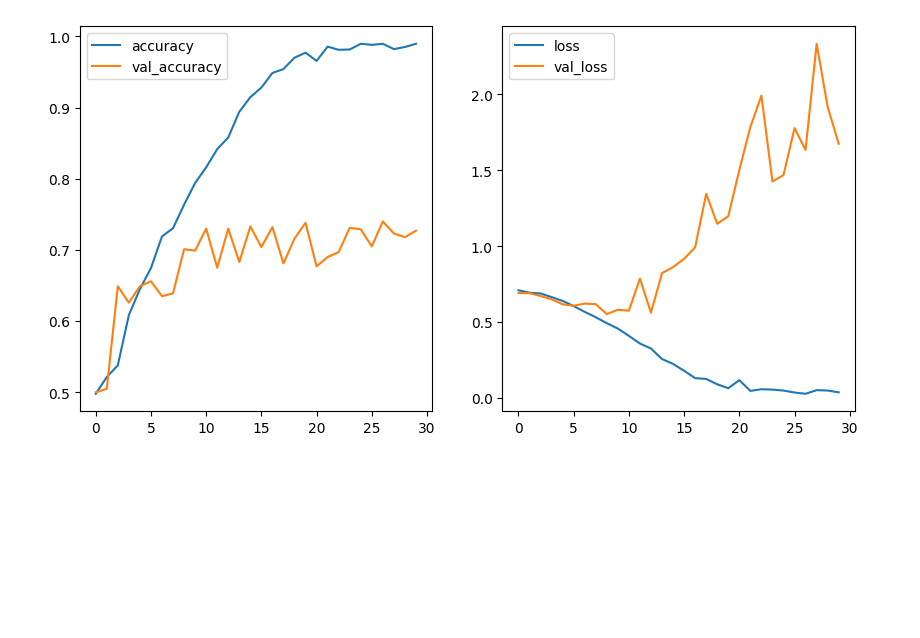
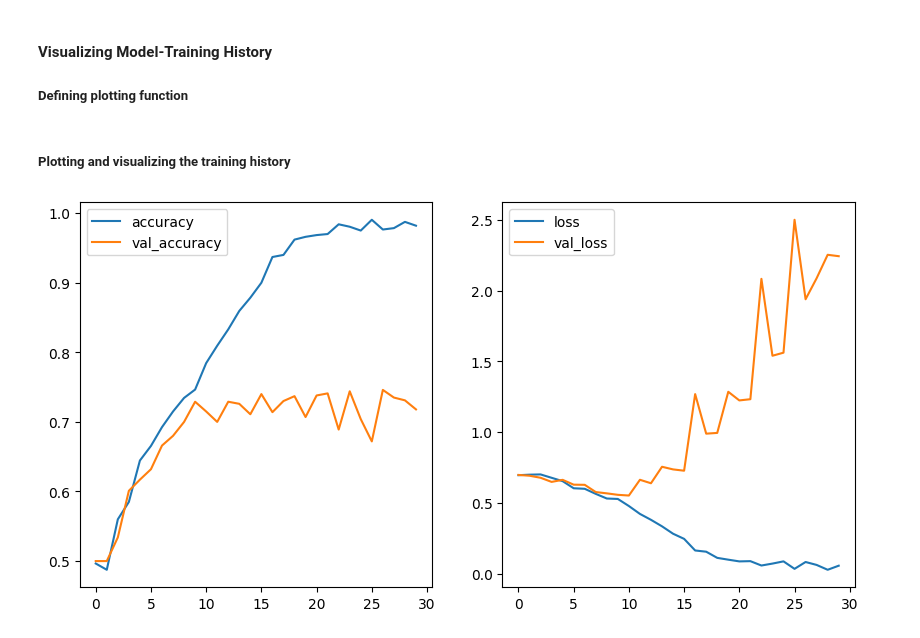
Before and after one commit to FennexFox/keras_chapter_8, a Jupyter notebook: chapter_8.ipynb, the cells around one changed output. Cells and saved outputs as stored; diff of their text form; code cells hidden in the pictures; blank space fills up the shorter version.

```diff
--- a/chapter_8.ipynb
+++ b/chapter_8.ipynb
@@ -191 +205,4 @@ Epoch 30/30
+# %% [markdown]
+#### Visualizing Model-Training History
+##### Defining plotting function
 # %%
@@ -209,10 +227,13 @@ def plot_history(history):
 
     plt.legend()
     plt.show()
-# %%
-plot_history(history)
-# %% [output]
-[figure, removed]
+# %% [markdown]
+##### Plotting and visualizing the training history
+# %%
+# plotting the training history
+plot_history(conv_history)
+# %% [output]
+[figure, added]
 # %%
 test_model = keras.models.load_model("convnet_from_scratch.keras")
 test_loss, test_acc = test_model.evaluate(test_dataset)
```
Also changed, not shown: parts of 44 cells of this notebook, 5 other files.
